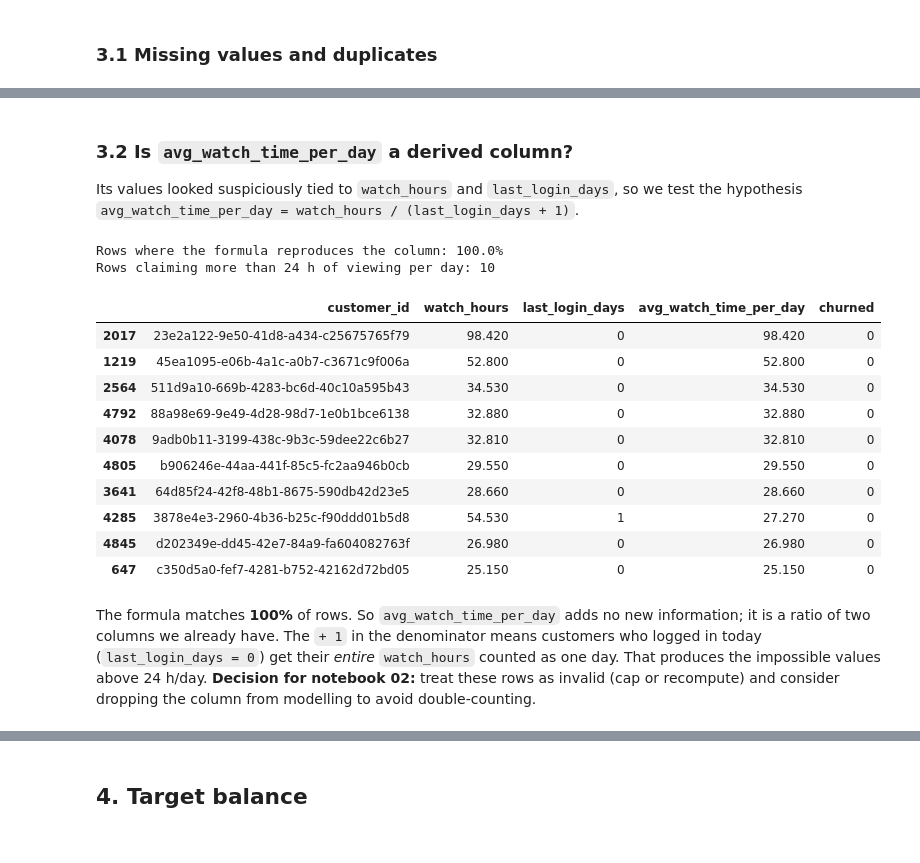
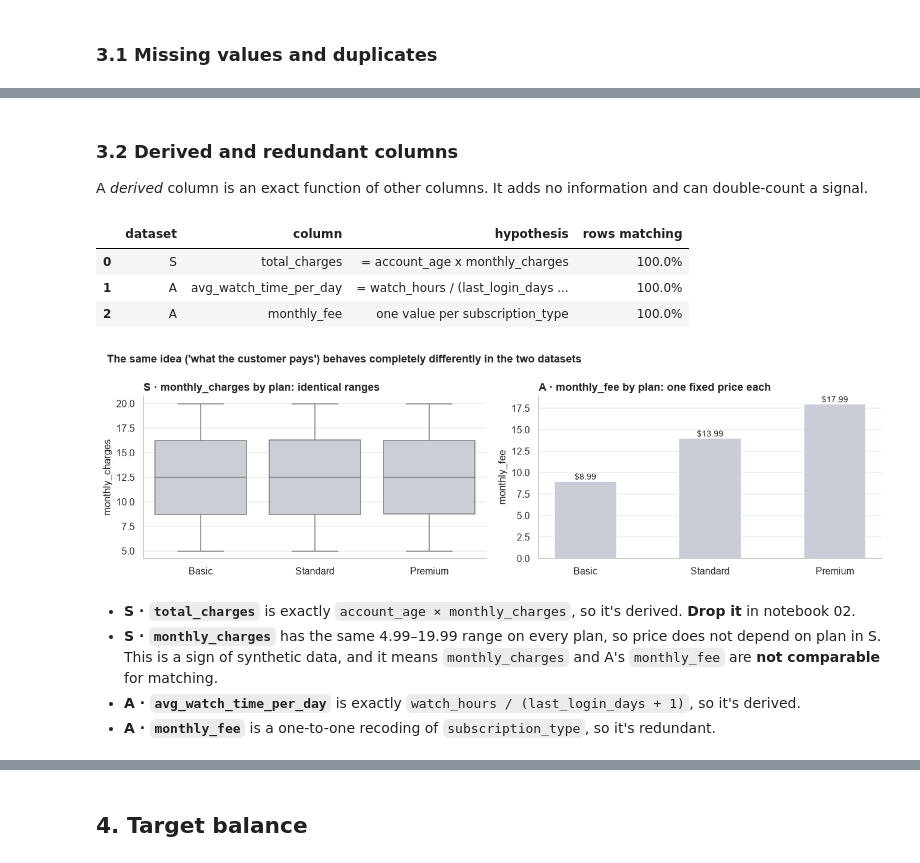
Before and after one commit to Aayush251105/OTT_Churn_Augmentation, a Jupyter notebook: notebooks/01_data_understanding.ipynb, the cells around one changed output, grey strips where cells are left out. Cells and saved outputs as stored; diff of their text form; code cells hidden in the pictures.

```diff
--- a/notebooks/01_data_understanding.ipynb
+++ b/notebooks/01_data_understanding.ipynb
@@ -150,34 +151,47 @@ the ID is ignored. The cleaning work in notebook 02 is about **invalid values an
-# %% [markdown]
-### 3.2 Is `avg_watch_time_per_day` a derived column?
-Its values looked suspiciously tied to `watch_hours` and `last_login_days`, so we test the hypothesis
-`avg_watch_time_per_day = watch_hours / (last_login_days + 1)`.
-# %%
-reconstructed = a["watch_hours"] / (a["last_login_days"] + 1)
-match = (reconstructed - a["avg_watch_time_per_day"]).abs() < 0.011   # values are stored to 2 decimals
-print(f"Rows where the formula reproduces the column: {match.mean():.1%}")
-
-invalid = a[a["avg_watch_time_per_day"] > 24]
-print(f"Rows claiming more than 24 h of viewing per day: {len(invalid)}")
-invalid[[ID, "watch_hours", "last_login_days", "avg_watch_time_per_day", TARGET]].sort_values(
-    "avg_watch_time_per_day", ascending=False)
-# %% [output]
-Rows where the formula reproduces the column: 100.0%
-Rows claiming more than 24 h of viewing per day: 10
-|  | customer_id | watch_hours | last_login_days | avg_watch_time_per_day | churned |
-| 2017 | 23e2a122-9e50-41d8-a434-c25675765f79 | 98.420 | 0 | 98.420 | 0 |
-| 1219 | 45ea1095-e06b-4a1c-a0b7-c3671c9f006a | 52.800 | 0 | 52.800 | 0 |
-| 2564 | 511d9a10-669b-4283-bc6d-40c10a595b43 | 34.530 | 0 | 34.530 | 0 |
-| 4792 | 88a98e69-9e49-4d28-98d7-1e0b1bce6138 | 32.880 | 0 | 32.880 | 0 |
-| 4078 | 9adb0b11-3199-438c-9b3c-59dee22c6b27 | 32.810 | 0 | 32.810 | 0 |
-| 4805 | b906246e-44aa-441f-85c5-fc2aa946b0cb | 29.550 | 0 | 29.550 | 0 |
-| 3641 | 64d85f24-42f8-48b1-8675-590db42d23e5 | 28.660 | 0 | 28.660 | 0 |
-| 4285 | 3878e4e3-2960-4b36-b25c-f90ddd01b5d8 | 54.530 | 1 | 27.270 | 0 |
-| 4845 | d202349e-dd45-42e7-84a9-fa604082763f | 26.980 | 0 | 26.980 | 0 |
-| 647 | c350d5a0-fef7-4281-b752-42162d72bd05 | 25.150 | 0 | 25.150 | 0 |
-# %% [markdown]
-The formula matches **100%** of rows. So `avg_watch_time_per_day` adds no new information; it is a ratio
-of two columns we already have. The `+ 1` in the denominator means customers who logged in today
-(`last_login_days = 0`) get their *entire* `watch_hours` counted as one day. That produces the impossible
-values above 24 h/day. **Decision for notebook 02:** treat these rows as invalid (cap or recompute) and
-consider dropping the column from modelling to avoid double-counting.
+# %% [markdown]
+### 3.2 Derived and redundant columns
+A *derived* column is an exact function of other columns. It adds no information and can double-count a signal.
+# %%
+checks = pd.DataFrame([
+    {"dataset": "S", "column": "total_charges", "hypothesis": "= account_age x monthly_charges",
+     "rows matching": ((s["total_charges"] - s["account_age"] * s["monthly_charges"]).abs() < 1e-6).mean()},
+    {"dataset": "A", "column": "avg_watch_time_per_day", "hypothesis": "= watch_hours / (last_login_days + 1)",
+     "rows matching": ((a["watch_hours"] / (a["last_login_days"] + 1) - a["avg_watch_time_per_day"]).abs() < 0.011).mean()},
+    {"dataset": "A", "column": "monthly_fee", "hypothesis": "one value per subscription_type",
+     "rows matching": float(a.groupby("subscription_type")["monthly_fee"].nunique().eq(1).all())},
+])
+checks["rows matching"] = checks["rows matching"].map("{:.1%}".format)
+checks
+# %% [output]
+|  | dataset | column | hypothesis | rows matching |
+| 0 | S | total_charges | = account_age x monthly_charges | 100.0% |
+| 1 | A | avg_watch_time_per_day | = watch_hours / (last_login_days ... | 100.0% |
+| 2 | A | monthly_fee | one value per subscription_type | 100.0% |
+# %%
+fig, axes = plt.subplots(1, 2, figsize=(12, 3.6))
+sns.boxplot(data=s, x="subscription_type", y="monthly_charges", order=["Basic", "Standard", "Premium"],
+            color="#C9CED6", ax=axes[0], fliersize=0, linewidth=1)
+axes[0].set_title("S · monthly_charges by plan: identical ranges")
+axes[0].set_xlabel("")
+fee = a.groupby("subscription_type")["monthly_fee"].first().reindex(["Basic", "Standard", "Premium"])
+axes[1].bar(fee.index, fee.values, color="#C9CED6", width=0.5)
+for i, v in enumerate(fee.values):
+    axes[1].text(i, v, f"${v:.2f}", ha="center", va="bottom", fontsize=9)
+axes[1].set_title("A · monthly_fee by plan: one fixed price each")
+axes[1].set_ylabel("monthly_fee")
+axes[1].grid(axis="x", visible=False)
+fig.suptitle("The same idea ('what the customer pays') behaves completely differently in the two datasets",
+             x=0.01, ha="left", fontsize=12, fontweight="bold")
+fig.tight_layout()
+savefig(fig, "01_price_vs_plan")
+plt.show()
+# %% [output]
+[figure, added]
+# %% [markdown]
+* **S · `total_charges`** is exactly `account_age × monthly_charges`, so it's derived. **Drop it** in notebook 02.
+* **S · `monthly_charges`** has the same 4.99–19.99 range on every plan, so price does not depend on plan in S.
+  This is a sign of synthetic data, and it means `monthly_charges` and A's `monthly_fee` are **not
+  comparable** for matching.
+* **A · `avg_watch_time_per_day`** is exactly `watch_hours / (last_login_days + 1)`, so it's derived.
+* **A · `monthly_fee`** is a one-to-one recoding of `subscription_type`, so it's redundant.
 # %% [markdown]
```
Also changed, not shown: parts of 84 cells of this notebook, 24 other files.
